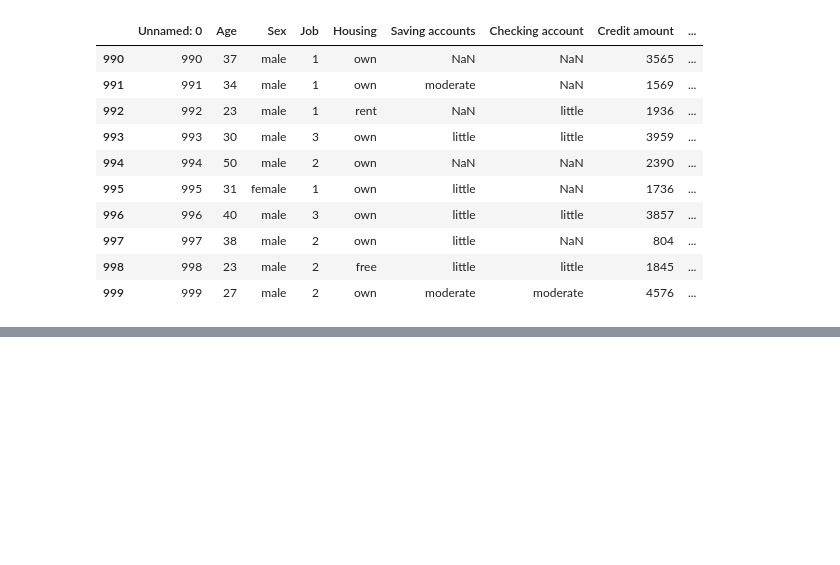
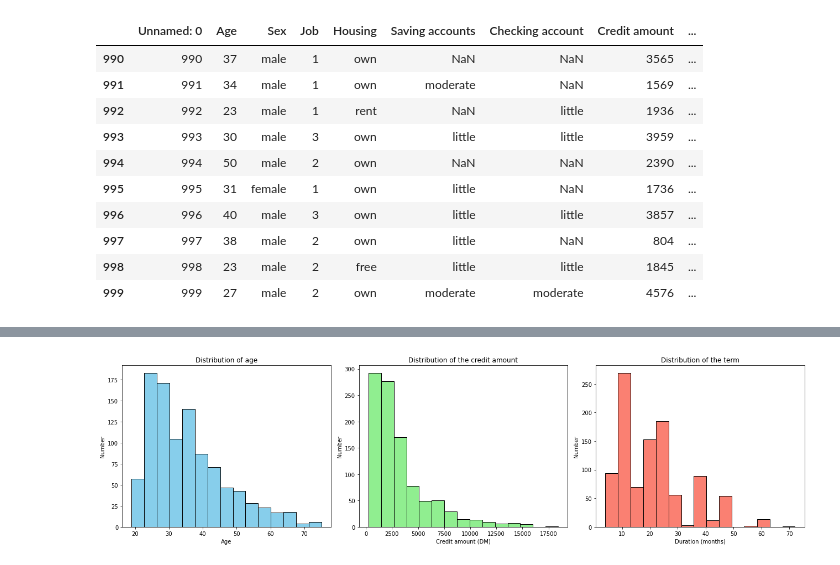
Before and after one commit to TC851/Data-Science-Credit-Risk-Prediction, a Jupyter notebook: Credit Risk Prediction.ipynb, the cells around one changed output, grey strips where cells are left out. Drawn from its saved outputs; the diff is of its cells as text; code cells hidden in the pictures; blank space fills up the shorter version.

```diff
--- a/Credit Risk Prediction.ipynb
+++ b/Credit Risk Prediction.ipynb
@@ -56,0 +70,22 @@ data_df.tail(10)
+# %%
+fig, axes = plt.subplots(1, 3, figsize=(18, 5))
+
+axes[0].hist(data_df['Age'], bins=15, color='skyblue', edgecolor='black')
+axes[0].set_title('Distribution of age')
+axes[0].set_xlabel('Age')
+axes[0].set_ylabel('Number')
+
+axes[1].hist(data_df['Credit amount'], bins=15, color='lightgreen', edgecolor='black')
+axes[1].set_title('Distribution of the credit amount')
+axes[1].set_xlabel('Credit amount (DM)')
+axes[1].set_ylabel('Number')
+
+axes[2].hist(data_df['Duration'], bins=15, color='salmon', edgecolor='black')
+axes[2].set_title('Distribution of the term')
+axes[2].set_xlabel('Duration (months)')
+axes[2].set_ylabel('Number')
+
+plt.tight_layout()
+plt.show()
+# %% [output]
+[figure, added]
```
Also changed, not shown: parts of 2 cells of this notebook.
